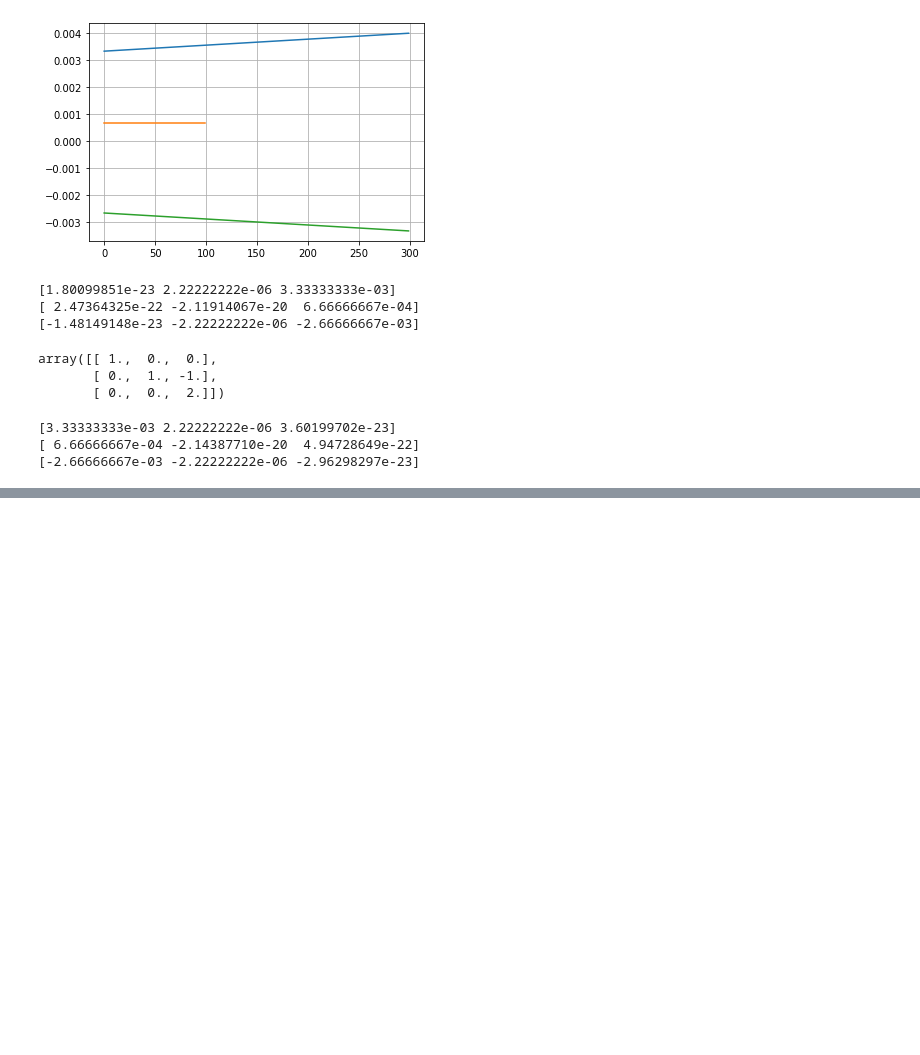
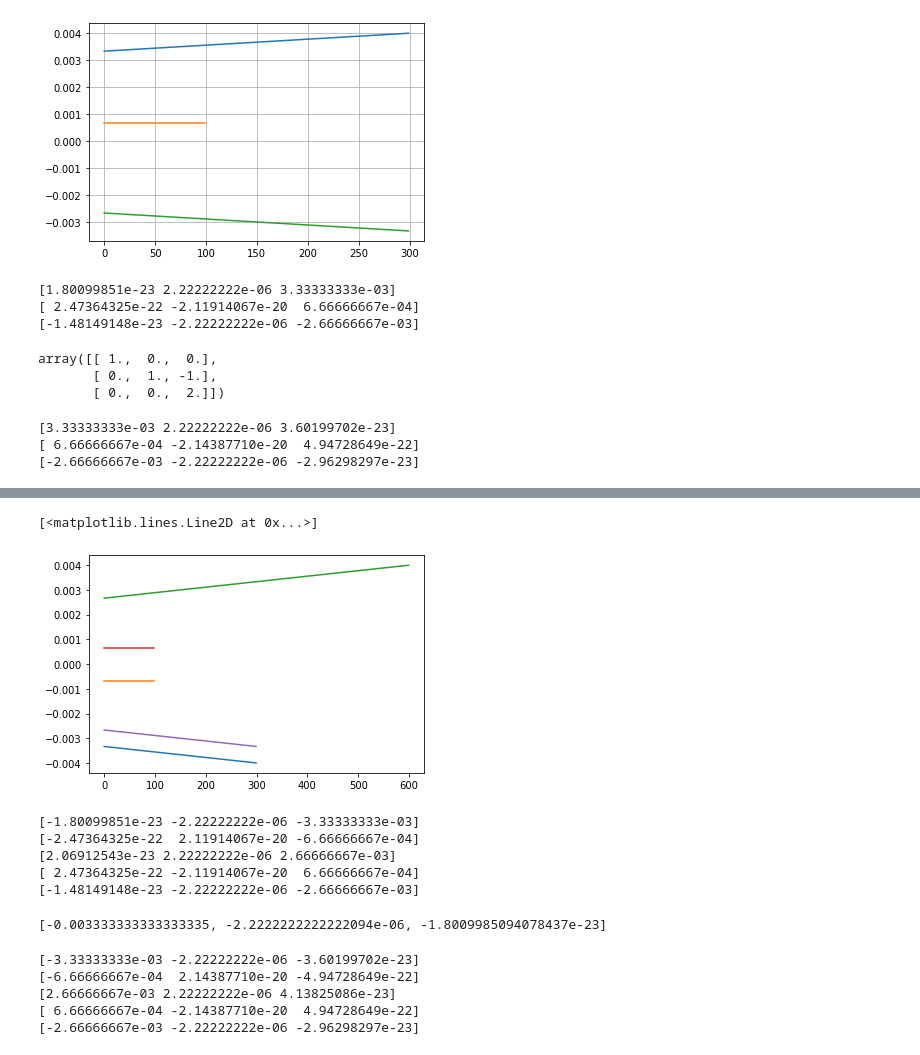
Before and after one commit to himal1/FPGAFilteringWithPython, a Jupyter notebook: CheckingRPPWithSimpleWaveform.ipynb, the cells around one changed output, grey strips where cells are left out. Cells and saved outputs as stored; diff of their text form; code cells hidden in the pictures; blank space fills up the shorter version.

```diff
--- a/CheckingRPPWithSimpleWaveform.ipynb
+++ b/CheckingRPPWithSimpleWaveform.ipynb
@@ -142,0 +168,38 @@ print(cp_dec)
+# %%
+Double_trap_dec1=A[:300]
+t_dec1=np.arange(0,300)
+Double_trap_flat1=A[300:400]
+t_flat1=np.arange(0,100)
+Double_trap_rise=A[400:1000]
+t_rise=np.arange(0,600)
+Double_trap_flat2=A[1000:1100]
+t_flat2=np.arange(0,100)
+Double_trap_dec2=A[1100:1400]
+t_dec2=np.arange(0,300)
+# %%
+plt.plot(Double_trap_dec1)
+plt.plot(Double_trap_flat1)
+plt.plot(Double_trap_rise)
+plt.plot(Double_trap_flat2)
+plt.plot(Double_trap_dec2)
+# %% [output]
+[<matplotlib.lines.Line2D at 0x...>]
+[figure, added]
+# %%
+cDT_z_dec1 = np.polyfit(t_dec1,Double_trap_dec1,2)
+cDT_z_flat1 = np.polyfit(t_flat1,Double_trap_flat1,2)
+cDT_z_rise = np.polyfit(t_rise,Double_trap_rise,2)
+cDT_z_flat2 = np.polyfit(t_flat2,Double_trap_flat2,2)
+cDT_z_dec2 = np.polyfit(t_dec2,Double_trap_dec2,2)
+
+print(cDT_z_dec1)
+print(cDT_z_flat1)
+print(cDT_z_rise)
+print(cDT_z_flat2)
+print(cDT_z_dec2)
+# %% [output]
+[-1.80099851e-23 -2.22222222e-06 -3.33333333e-03]
+[-2.47364325e-22  2.11914067e-20 -6.66666667e-04]
+[2.06912543e-23 2.22222222e-06 2.66666667e-03]
+[ 2.47364325e-22 -2.11914067e-20  6.66666667e-04]
+[-1.48149148e-23 -2.22222222e-06 -2.66666667e-03]
@@ -142,0 +213,21 @@ print(cp_dec)
+# %%
+cDT_z_dec1
+# %% [output]
+[-0.003333333333333335, -2.2222222222222094e-06, -1.8009985094078437e-23]
+# %%
+cp_dec1=np.matmul(c_inv,cDT_z_dec1)
+cp_flat1=np.matmul(c_inv,cDT_z_flat1)
+cp_rise=np.matmul(c_inv,cDT_z_rise)
+cp_flat2=np.matmul(c_inv,cDT_z_flat2)
+cp_dec2=np.matmul(c_inv,cDT_z_dec2)
+print(cp_dec1)
+print(cp_flat1)
+print(cp_rise)
+print(cp_flat2)
+print(cp_dec2)
+# %% [output]
+[-3.33333333e-03 -2.22222222e-06 -3.60199702e-23]
+[-6.66666667e-04  2.14387710e-20 -4.94728649e-22]
+[2.66666667e-03 2.22222222e-06 4.13825086e-23]
+[ 6.66666667e-04 -2.14387710e-20  4.94728649e-22]
+[-2.66666667e-03 -2.22222222e-06 -2.96298297e-23]
```
Also changed, not shown: parts of 5 cells of this notebook, 3 other files.
